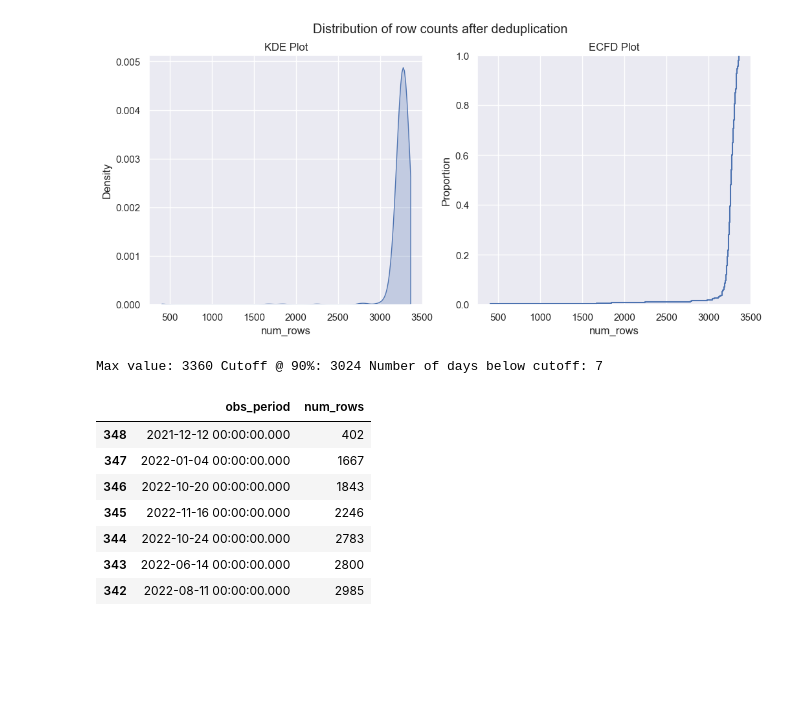
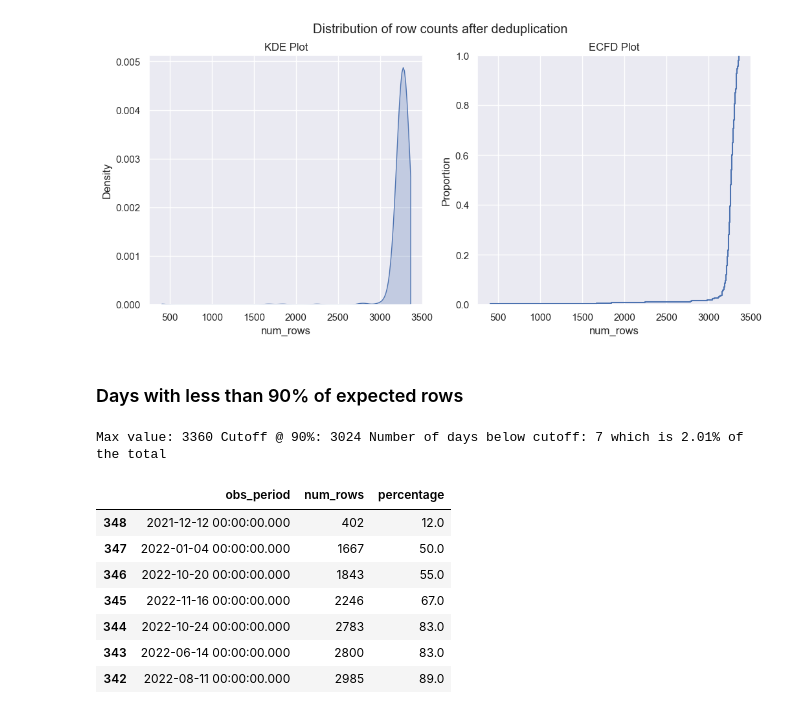
Before and after one commit to DanteLore/weather-notebook, a Jupyter notebook: notebooks/data_quality.ipynb, the cells around one changed output. Cells and saved outputs as stored; diff of their text form; code cells hidden in the pictures; blank space fills up the shorter version.

```diff
--- a/notebooks/data_quality.ipynb
+++ b/notebooks/data_quality.ipynb
@@ -160,8 +160,8 @@ order by num_rows desc
 """
 
 results_url = execute_athena_query(sql)
-df = pd.read_csv(results_url)
-df.head(5)
+deduped_df = pd.read_csv(results_url)
+deduped_df.head(5)
 # %% [output]
 Query succeeded
 |  | obs_period | num_rows |
@@ -181,22 +181,25 @@ sns.ecdfplot(df, ax=axes[1], x="num_rows")
 # %% [output]
 <AxesSubplot: title={'center': 'ECFD Plot'}, xlabel='num_rows', ylabel='Proportion'>
 [figure]
+# %% [markdown]
+### Days with less than 90% of expected rows
 # %%
-highest = df.num_rows.max()
-cutoff = round(highest * 0.9)
+highest = deduped_df.num_rows.max() # Somewhat lazy way to get the max possible number of measurements in a day - doesn't account for sites added and removed over time etc
+low_cutoff = round(highest * 0.90)
 
-low_days = df[df.num_rows < cutoff].sort_values(by=['num_rows'])
+low_days = deduped_df[deduped_df.num_rows < low_cutoff].sort_values(by=['num_rows'])
+low_days["percentage"] = round(low_days["num_rows"] * 100 / highest)
 
-print(f"Max value: {highest} Cutoff @ 90%: {cutoff} Number of days below cutoff: {len(low_days)}")
+print(f"Max value: {highest} Cutoff @ 90%: {low_cutoff} Number of days below cutoff: {len(low_days)} which is {round(len(low_days) * 100 / len(df2), 2)}% of the total")
 
 low_days
 # %% [output]
-Max value: 3360 Cutoff @ 90%: 3024 Number of days below cutoff: 7
+Max value: 3360 Cutoff @ 90%: 3024 Number of days below cutoff: 7 which is 2.01% of the total
-|  | obs_period | num_rows |
-| 348 | 2021-12-12 00:00:00.000 | 402 |
-| 347 | 2022-01-04 00:00:00.000 | 1667 |
-| 346 | 2022-10-20 00:00:00.000 | 1843 |
-| 345 | 2022-11-16 00:00:00.000 | 2246 |
-| 344 | 2022-10-24 00:00:00.000 | 2783 |
-| 343 | 2022-06-14 00:00:00.000 | 2800 |
-| 342 | 2022-08-11 00:00:00.000 | 2985 |
+|  | obs_period | num_rows | percentage |
+| 348 | 2021-12-12 00:00:00.000 | 402 | 12.0 |
+| 347 | 2022-01-04 00:00:00.000 | 1667 | 50.0 |
+| 346 | 2022-10-20 00:00:00.000 | 1843 | 55.0 |
+| 345 | 2022-11-16 00:00:00.000 | 2246 | 67.0 |
+| 344 | 2022-10-24 00:00:00.000 | 2783 | 83.0 |
+| 343 | 2022-06-14 00:00:00.000 | 2800 | 83.0 |
+| 342 | 2022-08-11 00:00:00.000 | 2985 | 89.0 |
```
Also changed, not shown: parts of 6 cells of this notebook, 3 other files.
